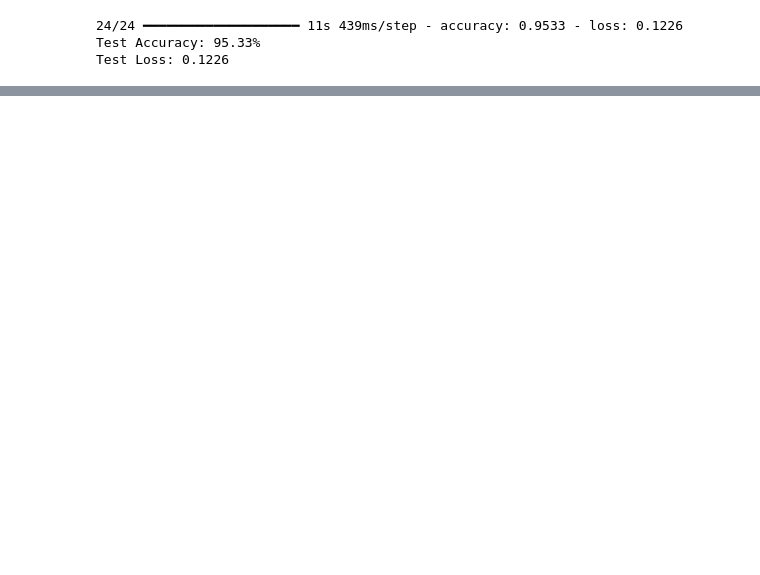
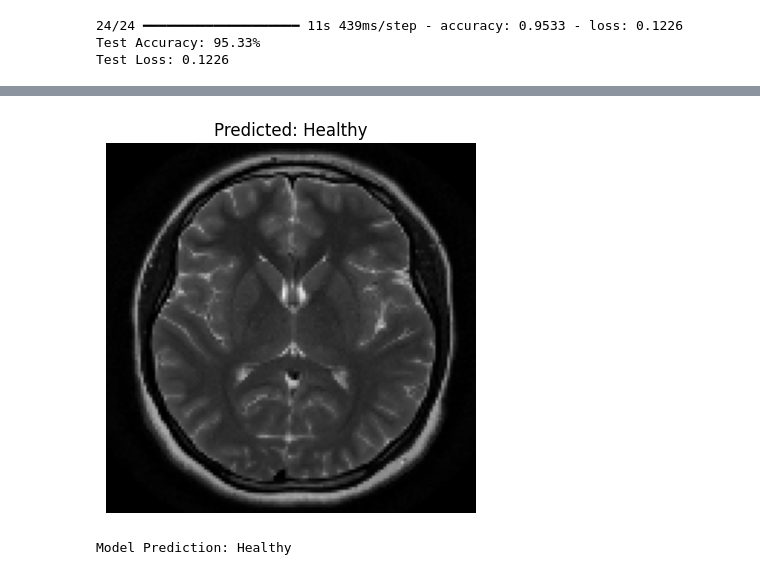
Before and after one commit to MBJ-2002/brain_tumor_classification, a Jupyter notebook: resnet_brain_mri_classification.ipynb, the cells around one changed output, grey strips where cells are left out. Drawn from its saved outputs; the diff is of its cells as text; code cells hidden in the pictures; blank space fills up the shorter version.

Commit message:
trained resnet model

```diff
--- a/resnet_brain_mri_classification.ipynb
+++ b/resnet_brain_mri_classification.ipynb
@@ -105,3 +107,8 @@ print(f"Test Loss: {test_loss:.4f}")
 24/24 ━━━━━━━━━━━━━━━━━━━━ 11s 439ms/step - accuracy: 0.9533 - loss: 0.1226
 Test Accuracy: 95.33%
 Test Loss: 0.1226
+# %%
+from tensorflow.keras.models import load_model
+
+
+model = load_model('models/resnet-model.keras')
@@ -107,0 +123,7 @@ Test Loss: 0.1226
+# %%
+from sklearn.metrics import classification_report
+
+true_classes = test_gen.classes
+class_labels = list(test_gen.class_indices.keys())
+print("Classification Report:")
+print(classification_report(true_classes, predicted_classes, target_names=class_labels))
@@ -107,0 +140,33 @@ Test Loss: 0.1226
+# %%
+import numpy as np
+from tensorflow.keras.preprocessing import image
+from tensorflow.keras.applications.resnet50 import preprocess_input
+import matplotlib.pyplot as plt
+
+def predict_image(img_path, model, class_labels, img_size=(128, 128)):
+    # Load and preprocess the image
+    class_labels = list(test_gen.class_indices.keys())
+    img = image.load_img(img_path, target_size=img_size)
+    img_array = image.img_to_array(img)
+    img_array = np.expand_dims(img_array, axis=0)  # Add batch dimension
+    img_array /= 255.0  # Since your model was trained with rescale=1./255
+
+    # Make prediction
+    prediction = model.predict(img_array)
+    predicted_class = int(prediction[0][0] > 0.5)  # Binary classification
+
+    # Display image and prediction
+    plt.imshow(np.array(img).astype("uint8"))
+
+    plt.axis('off')
+    plt.title(f"Predicted: {class_labels[predicted_class]}")
+    plt.show()
+
+    return class_labels[predicted_class]
+# %%
+class_labels = list(test_gen.class_indices.keys())
+
+# Predict a single image
+result = predict_image("custom_test_images/test_img3.png", model, class_labels)
+print("Model Prediction:", result)
+# %% [output]
@@ -107,0 +174,2 @@ Test Loss: 0.1226
+[figure, added]
+Model Prediction: Healthy
```
Also changed, not shown: parts of 5 cells of this notebook.
